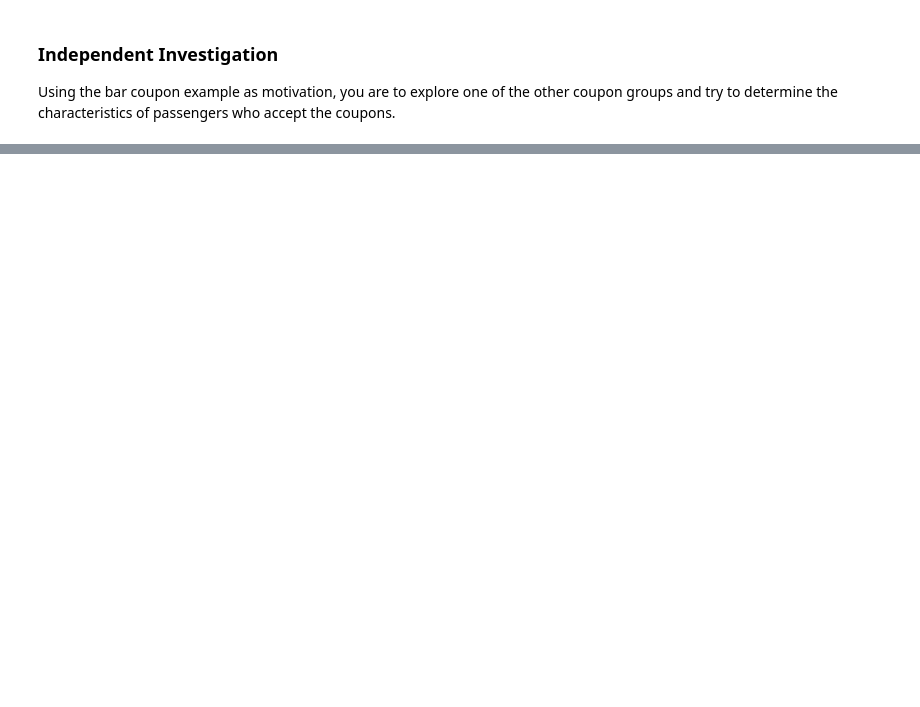
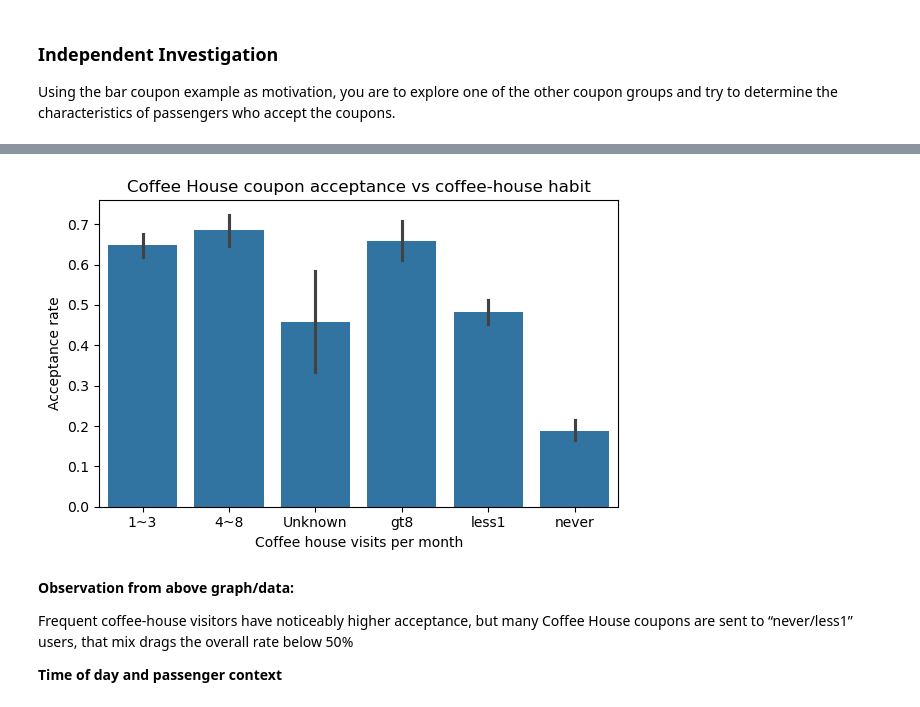
Before and after one commit to pchan2030/coupons-acceptance, a Jupyter notebook: prompt.ipynb, the cells around one changed output, grey strips where cells are left out. Drawn from its saved outputs; the diff is of its cells as text; code cells hidden in the pictures; blank space fills up the shorter version.

```diff
--- a/prompt.ipynb
+++ b/prompt.ipynb
@@ -610,0 +858,8 @@ Using the bar coupon example as motivation, you are to explore one of the other
+# %%
+
+
+coffee_data = data[data["coupon"] == "Coffee House"].copy()
+
+# Overall Coffee House acceptance
+coffee_accept = coffee_data["Y"].mean()
+print("Coffee House acceptance:", coffee_accept)
@@ -610,0 +890,23 @@ Using the bar coupon example as motivation, you are to explore one of the other
+# %%
+plt.figure(figsize=(6,4))
+sns.barplot(
+    data=coffee_data,
+    x="CoffeeHouse",
+    y="Y",
+    estimator="mean",
+    order=sorted(coffee_data["CoffeeHouse"].dropna().unique(), key=lambda x: x)
+)
+plt.xlabel("Coffee house visits per month")
+plt.ylabel("Acceptance rate")
+plt.title("Coffee House coupon acceptance vs coffee-house habit")
+plt.tight_layout()
+plt.savefig("images/independent_investigation/CoffeeHouseFrequency.png")
+plt.show()
+# %% [output]
+[figure, added]
+# %% [markdown]
+**Observation from above graph/data:**
+
+Frequent coffee-house visitors have noticeably higher acceptance, but many Coffee House coupons are sent to “never/less1” users, that mix drags the overall rate below 50%
+
+**Time of day and passenger context**
```
Also changed, not shown: parts of 27 cells of this notebook, 5 other files.
